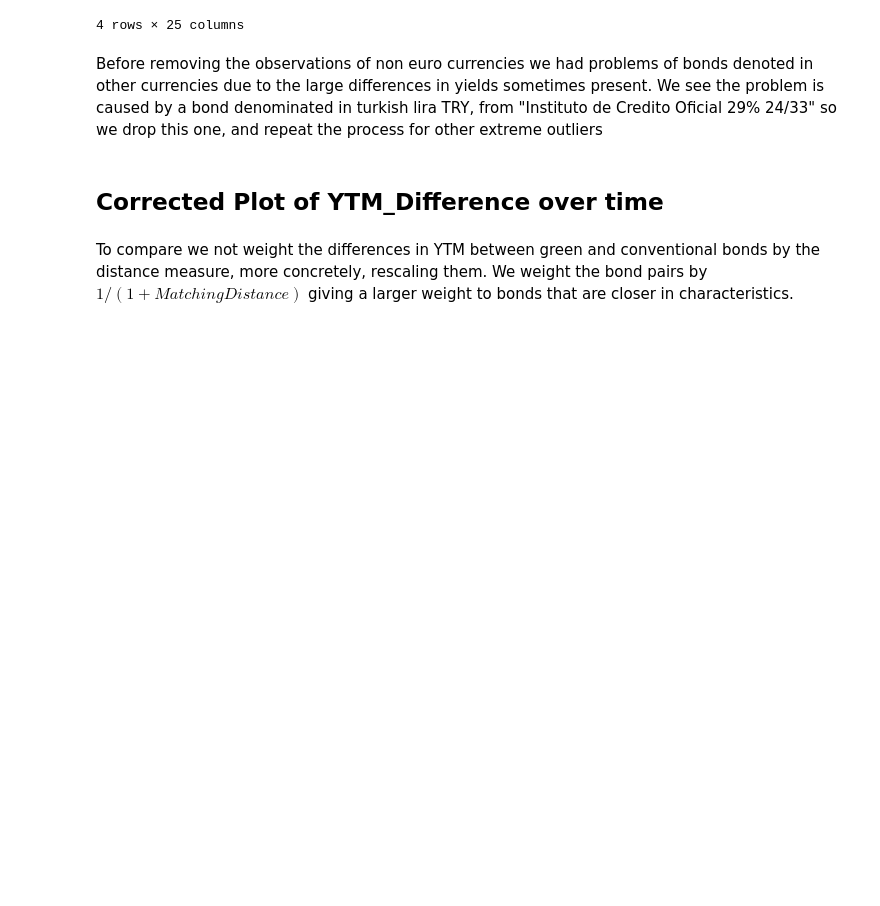
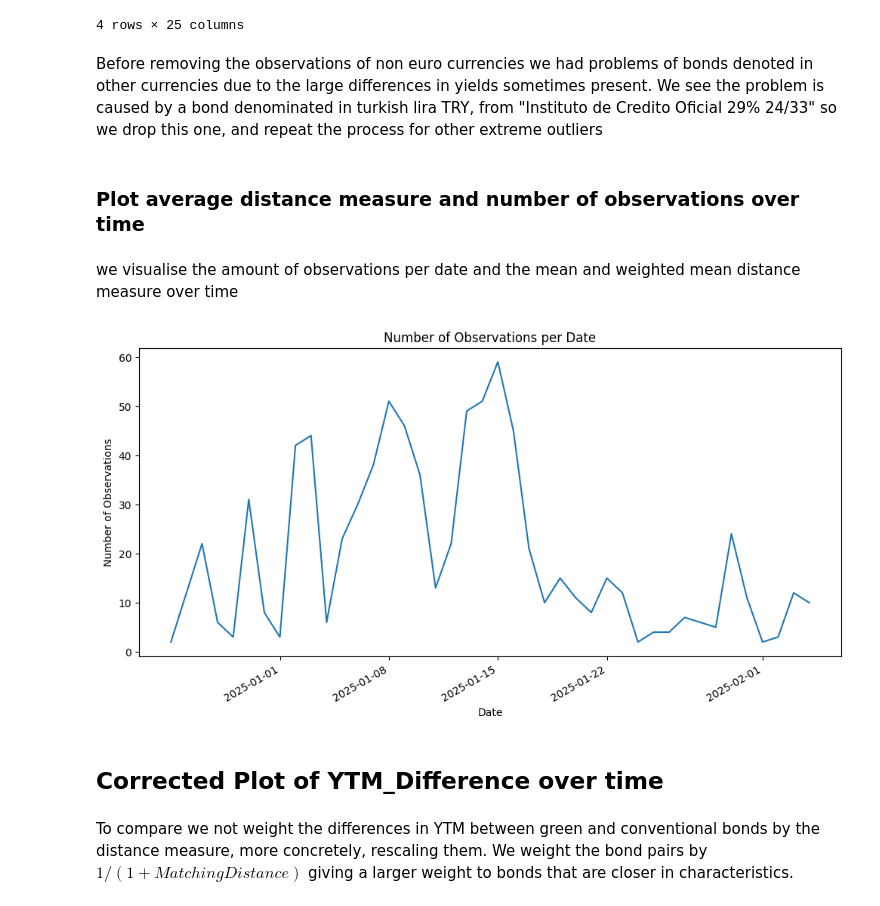
Before and after one commit to Fijiman001/EGR-Empirical-Project, a Jupyter notebook: Econometrics/code_matching_method.ipynb, the cells around one changed output. Saved outputs shown, nothing was run; the diff lists cells and outputs as text; code cells hidden in the pictures; blank space fills up the shorter version.

```diff
--- a/Econometrics/code_matching_method.ipynb
+++ b/Econometrics/code_matching_method.ipynb
@@ -515,6 +527,25 @@ Before removing the observations of non euro currencies we had problems of bonds
 # matched_df = matched_df[matched_df['Green_Bond_Name'] != 'International Finance Corp. 11.5% 25/30']
 # matched_df = matched_df[matched_df['Green_Bond_Name'] != 'International Finance Corp. 0,000% 20/30']
 # matched_df[matched_df['pair_date'] == '2024-12-30'].sort_values('YTM_diff').head()
+# %% [markdown]
+### Plot average distance measure and number of observations over time
+# %% [markdown]
+we visualise the amount of observations per date and the mean and weighted mean distance measure over time
+# %%
+# I want to plot the amount of observations for each date
+date_counts = matched_df['pair_date'].value_counts().sort_index()
+
+# I also want to add mean weighted distance measure over time to the plot
+date_counts = matched_df.groupby('pair_date')['Matching_Distance'].mean().sort_index()
+date_counts = matched_df
+
+plot = date_counts.plot(kind='line', figsize=(12, 6))
+plot.set_xlabel('Date')
+plot.set_ylabel('Number of Observations')
+plot.set_title('Number of Observations per Date')
+plt.show()
+# %% [output]
+[figure, added]
 # %% [markdown]
 ## Corrected Plot of YTM_Difference over time
 # %% [markdown]
```
Also changed, not shown: parts of 20 cells of this notebook.
